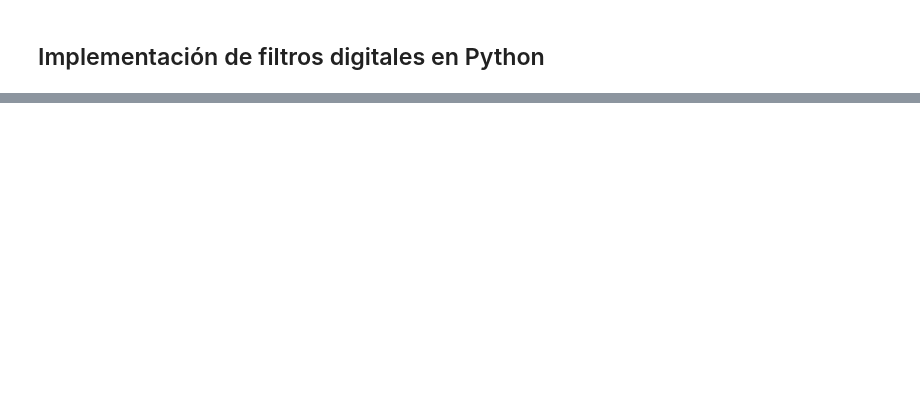
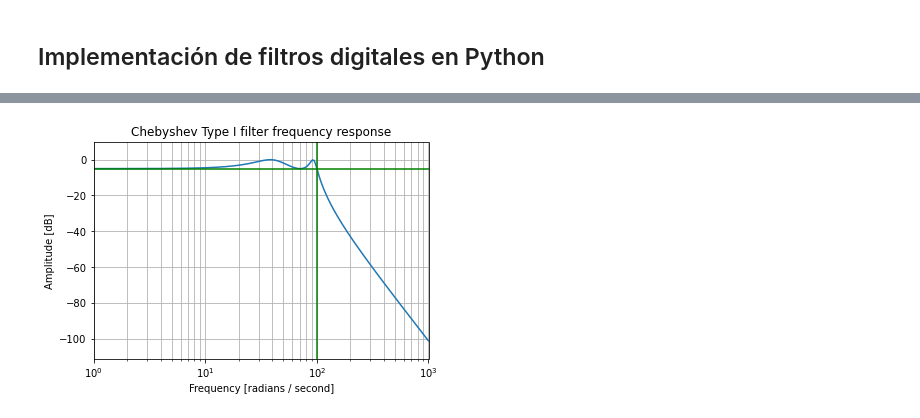
Before and after one commit to cgrf96/Procesamiento_biose-ales, a Jupyter notebook: 3_prepocesamiento/2_filtros_digitales.ipynb, the cells around one changed output, grey strips where cells are left out. Cells and saved outputs as stored; diff of their text form; code cells hidden in the pictures; blank space fills up the shorter version.

Commit message:
Filtros

```diff
--- a/3_prepocesamiento/2_filtros_digitales.ipynb
+++ b/3_prepocesamiento/2_filtros_digitales.ipynb
@@ -101,0 +241,17 @@ Los filtros de respuesta al impulso finita (también llamados no recursivos)
+# %%
+## Filtro Chebyshev Tipo I de 100 Hz de orden 4
+
+b, a = signal.iirfilter(N=4, Wn=100,rp = 5,btype='low', analog=True, ftype='cheby1')
+w, h = signal.freqs(b, a)
+fig = plt.figure()
+plt.semilogx(w, 20 * np.log10(abs(h)))
+plt.title('Chebyshev Type I filter frequency response')
+plt.xlabel('Frequency [radians / second]')
+plt.ylabel('Amplitude [dB]')
+plt.margins(0, 0.1)
+plt.grid(which='both', axis='both')
+plt.axvline(100, color='green') # cutoff frequency
+plt.axhline(-5, color='green') # rp
+plt.show()
+# %% [output]
+[figure, added]
```
Also changed, not shown: parts of 57 cells of this notebook, 3 other files.
